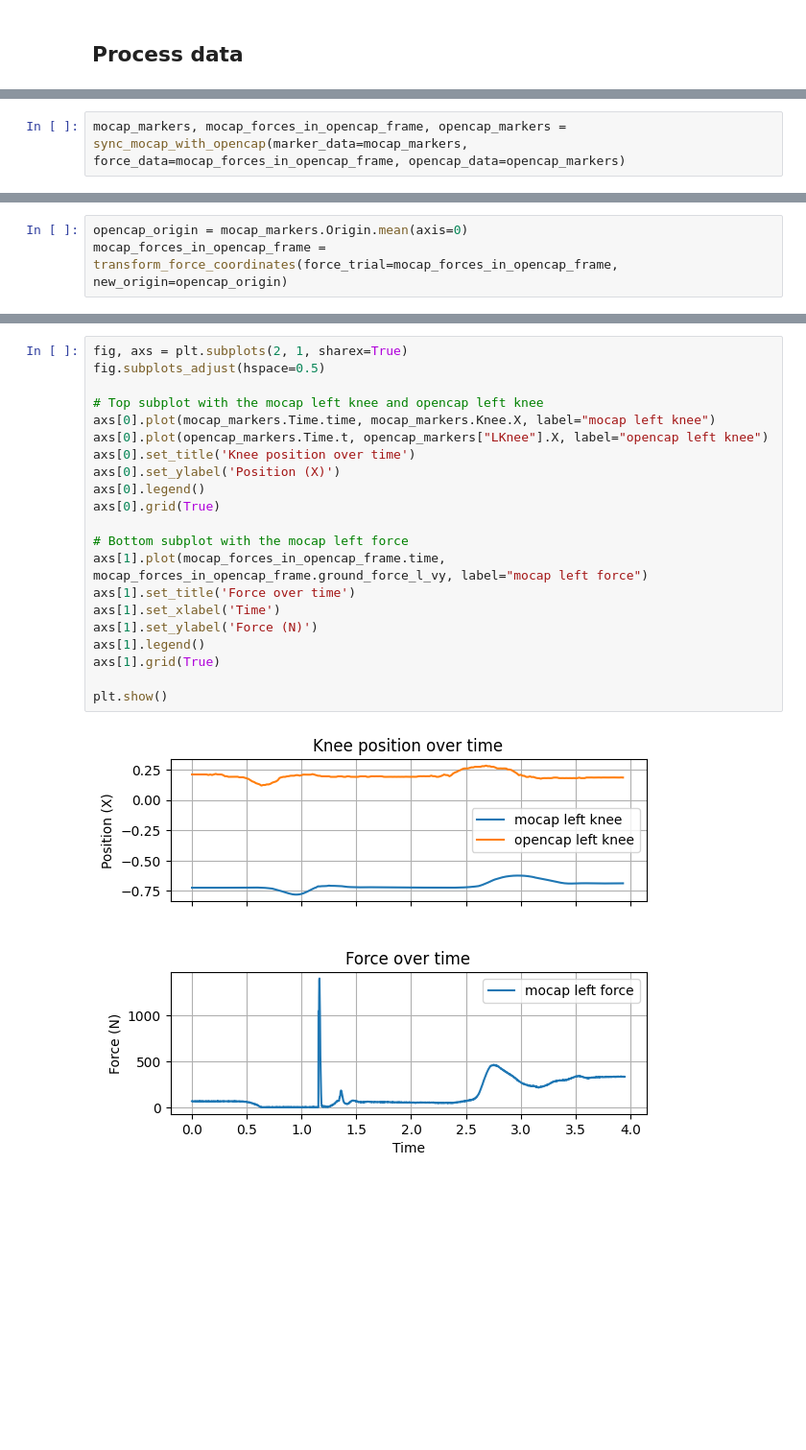
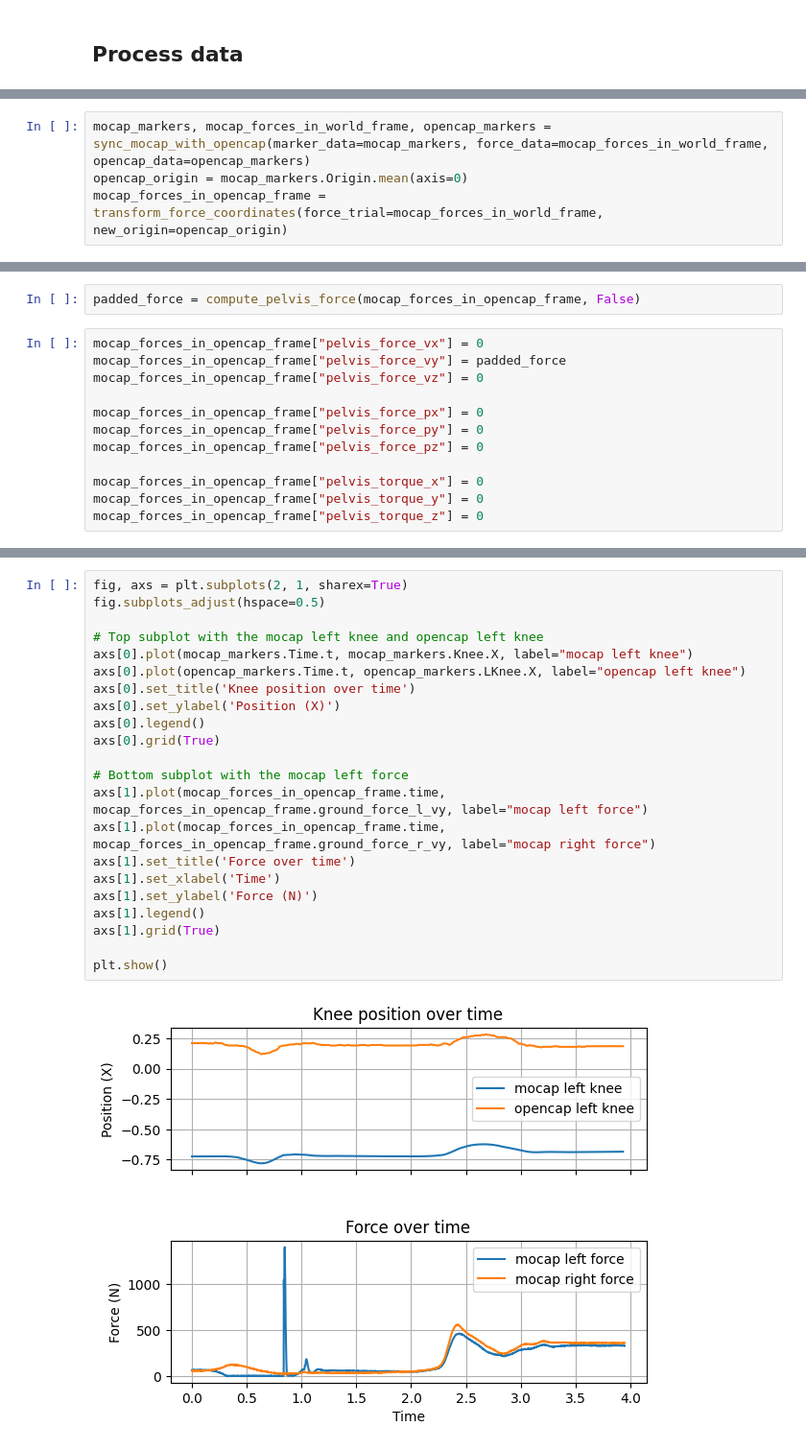
Before and after one commit to Harvard-Slade-Lab/assistive-arm, a Jupyter notebook: notebooks/sync_data.ipynb, the cells around one changed output, grey strips where cells are left out. Shown at 96% size. Saved outputs shown, nothing was run; the diff lists cells and outputs as text; blank space fills up the shorter version.

Commit message:
WIP: Assistive Force

```diff
--- a/notebooks/sync_data.ipynb
+++ b/notebooks/sync_data.ipynb
@@ -60,2 +70,4 @@ mocap_forces_in_opencap_frame = prepare_mocap_force_data(mocap_force_right, moca
 # %%
-mocap_markers, mocap_forces_in_opencap_frame, opencap_markers = sync_mocap_with_opencap(marker_data=mocap_markers, force_data=mocap_forces_in_opencap_frame, opencap_data=opencap_markers)
+mocap_markers, mocap_forces_in_world_frame, opencap_markers = sync_mocap_with_opencap(marker_data=mocap_markers, force_data=mocap_forces_in_world_frame, opencap_data=opencap_markers)
+opencap_origin = mocap_markers.Origin.mean(axis=0)
+mocap_forces_in_opencap_frame = transform_force_coordinates(force_trial=mocap_forces_in_world_frame, new_origin=opencap_origin)
@@ -106,3 +73,0 @@ def transform_force_coordinates(force_trial: pd.DataFrame, new_origin: pd.Series
-# %%
-opencap_origin = mocap_markers.Origin.mean(axis=0)
-mocap_forces_in_opencap_frame = transform_force_coordinates(force_trial=mocap_forces_in_opencap_frame, new_origin=opencap_origin)
@@ -125 +113,15 @@ mocap_forces_in_opencap_frame
+# %%
+padded_force = compute_pelvis_force(mocap_forces_in_opencap_frame, False)
+# %%
+mocap_forces_in_opencap_frame["pelvis_force_vx"] = 0
+mocap_forces_in_opencap_frame["pelvis_force_vy"] = padded_force
+mocap_forces_in_opencap_frame["pelvis_force_vz"] = 0
+
+mocap_forces_in_opencap_frame["pelvis_force_px"] = 0
+mocap_forces_in_opencap_frame["pelvis_force_py"] = 0
+mocap_forces_in_opencap_frame["pelvis_force_pz"] = 0
+
+mocap_forces_in_opencap_frame["pelvis_torque_x"] = 0
+mocap_forces_in_opencap_frame["pelvis_torque_y"] = 0
+mocap_forces_in_opencap_frame["pelvis_torque_z"] = 0
 # %%
@@ -127,23 +129,24 @@ export_filtered_force(mocap_forces_in_opencap_frame, project_moco_data / "forces
 # %%
 fig, axs = plt.subplots(2, 1, sharex=True)
 fig.subplots_adjust(hspace=0.5)
 
 # Top subplot with the mocap left knee and opencap left knee
-axs[0].plot(mocap_markers.Time.time, mocap_markers.Knee.X, label="mocap left knee")
-axs[0].plot(opencap_markers.Time.t, opencap_markers["LKnee"].X, label="opencap left knee")
+axs[0].plot(mocap_markers.Time.t, mocap_markers.Knee.X, label="mocap left knee")
+axs[0].plot(opencap_markers.Time.t, opencap_markers.LKnee.X, label="opencap left knee")
 axs[0].set_title('Knee position over time')
 axs[0].set_ylabel('Position (X)')
 axs[0].legend()
 axs[0].grid(True)
 
 # Bottom subplot with the mocap left force
 axs[1].plot(mocap_forces_in_opencap_frame.time, mocap_forces_in_opencap_frame.ground_force_l_vy, label="mocap left force")
+axs[1].plot(mocap_forces_in_opencap_frame.time, mocap_forces_in_opencap_frame.ground_force_r_vy, label="mocap right force")
 axs[1].set_title('Force over time')
 axs[1].set_xlabel('Time')
 axs[1].set_ylabel('Force (N)')
 axs[1].legend()
 axs[1].grid(True)
 
 plt.show()
 # %% [output]
-[figure, old version]
+[figure, new version]
```
Also changed, not shown: parts of 12 cells of this notebook, 17 other files.
